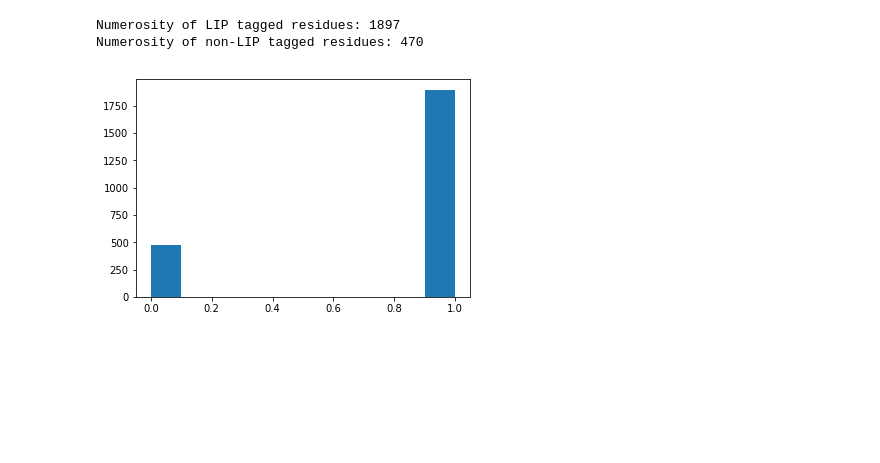
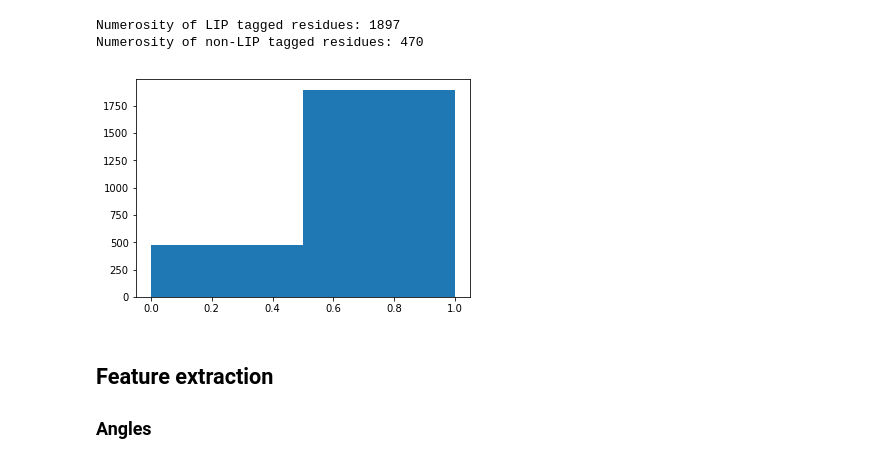
Before and after one commit to f-grimaldi/Linear-Interactive-Peptides-LIPs-Predictor, a Jupyter notebook: predictor.ipynb, the cells around one changed output. Saved outputs shown, nothing was run; the diff lists cells and outputs as text; code cells hidden in the pictures; blank space fills up the shorter version.

```diff
--- a/predictor.ipynb
+++ b/predictor.ipynb
@@ -180,7 +196,11 @@ Numerosity of non-LIP tagged residues: 470
 # %%
 # Add plot
 fig, ax = plt.subplots(1, 1)
 # Add frequency plot
-fig = plt.hist(ds_residues['LIP'])
+ax = plt.hist(ds_residues['LIP'], bins=2)
 # %% [output]
-[figure, old version]
+[figure, new version]
+# %% [markdown]
+## Feature extraction
+
+### Angles
```
Also changed, not shown: parts of 12 cells of this notebook.
